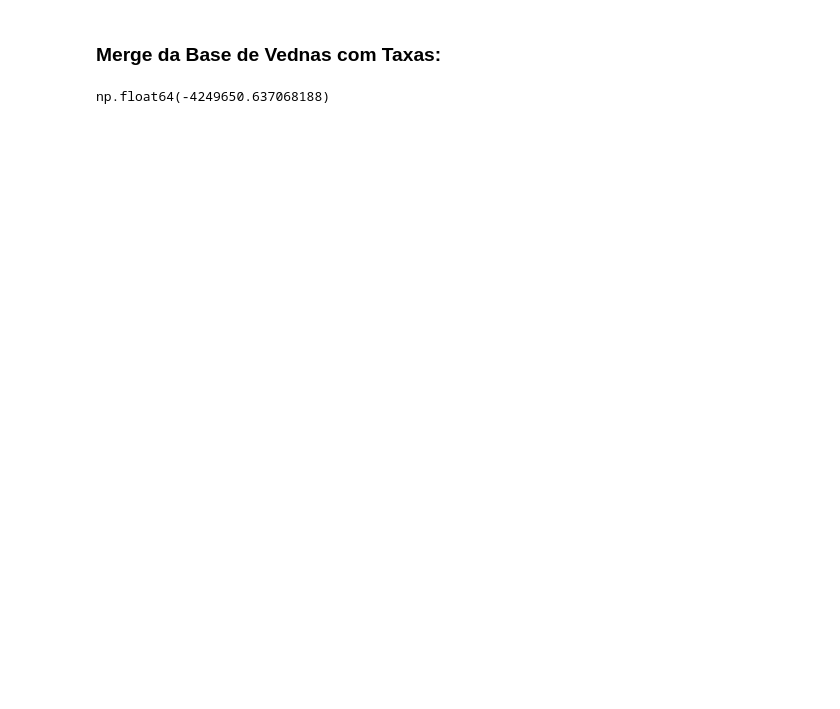
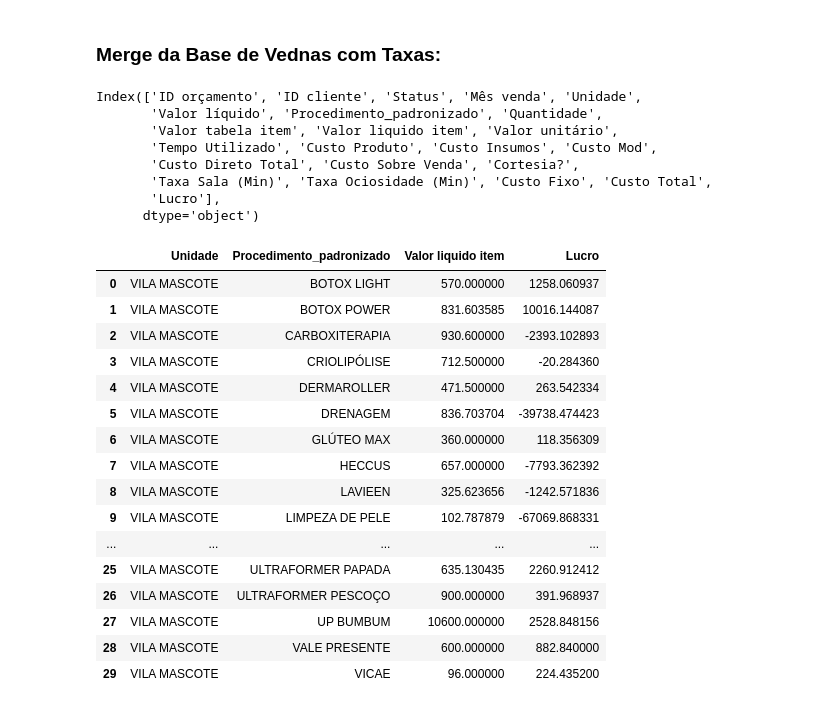
Before and after one commit to Devthalesant/Rentabilidade, a Jupyter notebook: Functions/tratando_bases.ipynb, the cells around one changed output. Drawn from its saved outputs; the diff is of its cells as text; code cells hidden in the pictures; blank space fills up the shorter version.

```diff
--- a/Functions/tratando_bases.ipynb
+++ b/Functions/tratando_bases.ipynb
@@ -634,7 +634,7 @@ all_costs_2024 = {
 #vmb_2024_concat = pd.concat(lista_arquvios)
 #vmb_2024_concat.to_csv('Bases/Venda Mesal Bruta/2024/vmb_2024_concat.csv')
 # %%
-vmb_concat_path = "Bases/Venda Mesal Bruta/2024/vmb_2024_concat.csv"
+vmb_concat_path = "C:/Users/novo1/OneDrive/Desktop/Dev/Rentabilidade Anual/Bases/Venda Mesal Bruta/2024/vmb_2024_concat.csv"
 
 
 vmb_concat = pd.read_csv(vmb_concat_path,low_memory=False)
@@ -796,6 +848,42 @@ df_final['Custo Total'] = df_final['Custo Fixo'] + df_final['Custo Direto Total'
 
 df_final['Lucro'] = df_final['Valor liquido item'] - df_final['Custo Total']
 
-df_final['Lucro'].sum()
+df_final['Mês venda'].unique()
+
+df_final.columns
 # %% [output]
-np.float64(-4249650.637068188)
+Index(['ID orçamento', 'ID cliente', 'Status', 'Mês venda', 'Unidade',
+       'Valor líquido', 'Procedimento_padronizado', 'Quantidade',
+       'Valor tabela item', 'Valor liquido item', 'Valor unitário',
+       'Tempo Utilizado', 'Custo Produto', 'Custo Insumos', 'Custo Mod',
+       'Custo Direto Total', 'Custo Sobre Venda', 'Cortesia?',
+       'Taxa Sala (Min)', 'Taxa Ociosidade (Min)', 'Custo Fixo', 'Custo Total',
+       'Lucro'],
+      dtype='object')
+# %%
+# GRoupbys:
+unidade = "VILA MASCOTE"
+
+df_final_unidade = df_final.loc[df_final['Unidade'] == unidade]
+
+groupby = df_final_unidade.groupby(["Unidade","Procedimento_padronizado"]).agg({"Valor liquido item" : 'mean','Lucro' : 'sum'}).reset_index()
+
+groupby
+# %% [output]
+|  | Unidade | Procedimento_padronizado | Valor liquido item | Lucro |
+| 0 | VILA MASCOTE | BOTOX LIGHT | 570.000000 | 1258.060937 |
+| 1 | VILA MASCOTE | BOTOX POWER | 831.603585 | 10016.144087 |
+| 2 | VILA MASCOTE | CARBOXITERAPIA | 930.600000 | -2393.102893 |
+| 3 | VILA MASCOTE | CRIOLIPÓLISE | 712.500000 | -20.284360 |
+| 4 | VILA MASCOTE | DERMAROLLER | 471.500000 | 263.542334 |
+| 5 | VILA MASCOTE | DRENAGEM | 836.703704 | -39738.474423 |
+| 6 | VILA MASCOTE | GLÚTEO MAX | 360.000000 | 118.356309 |
+| 7 | VILA MASCOTE | HECCUS | 657.000000 | -7793.362392 |
+| 8 | VILA MASCOTE | LAVIEEN | 325.623656 | -1242.571836 |
+| 9 | VILA MASCOTE | LIMPEZA DE PELE | 102.787879 | -67069.868331 |
+| ... | ... | ... | ... | ... |
+| 25 | VILA MASCOTE | ULTRAFORMER PAPADA | 635.130435 | 2260.912412 |
+| 26 | VILA MASCOTE | ULTRAFORMER PESCOÇO | 900.000000 | 391.968937 |
+| 27 | VILA MASCOTE | UP BUMBUM | 10600.000000 | 2528.848156 |
+| 28 | VILA MASCOTE | VALE PRESENTE | 600.000000 | 882.840000 |
+| 29 | VILA MASCOTE | VICAE | 96.000000 | 224.435200 |
```
Also changed, not shown: parts of 3 cells of this notebook, 5 other files.
